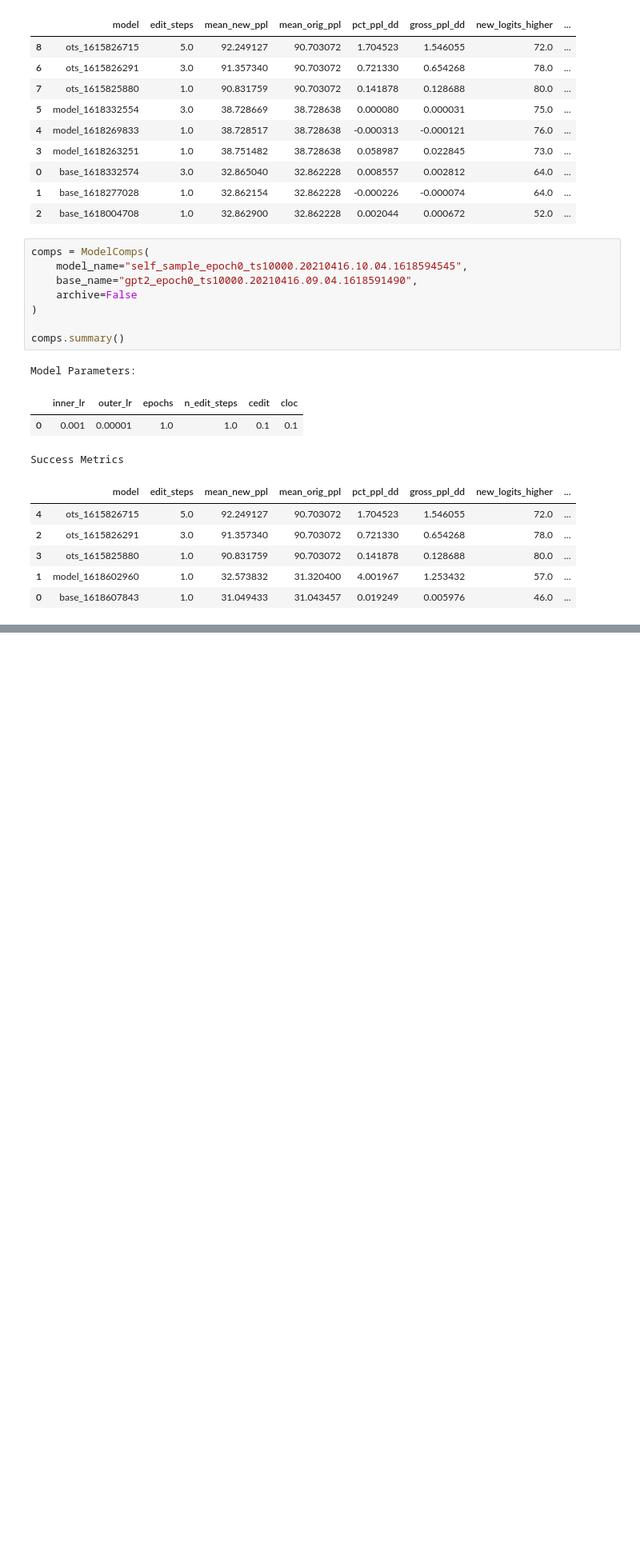
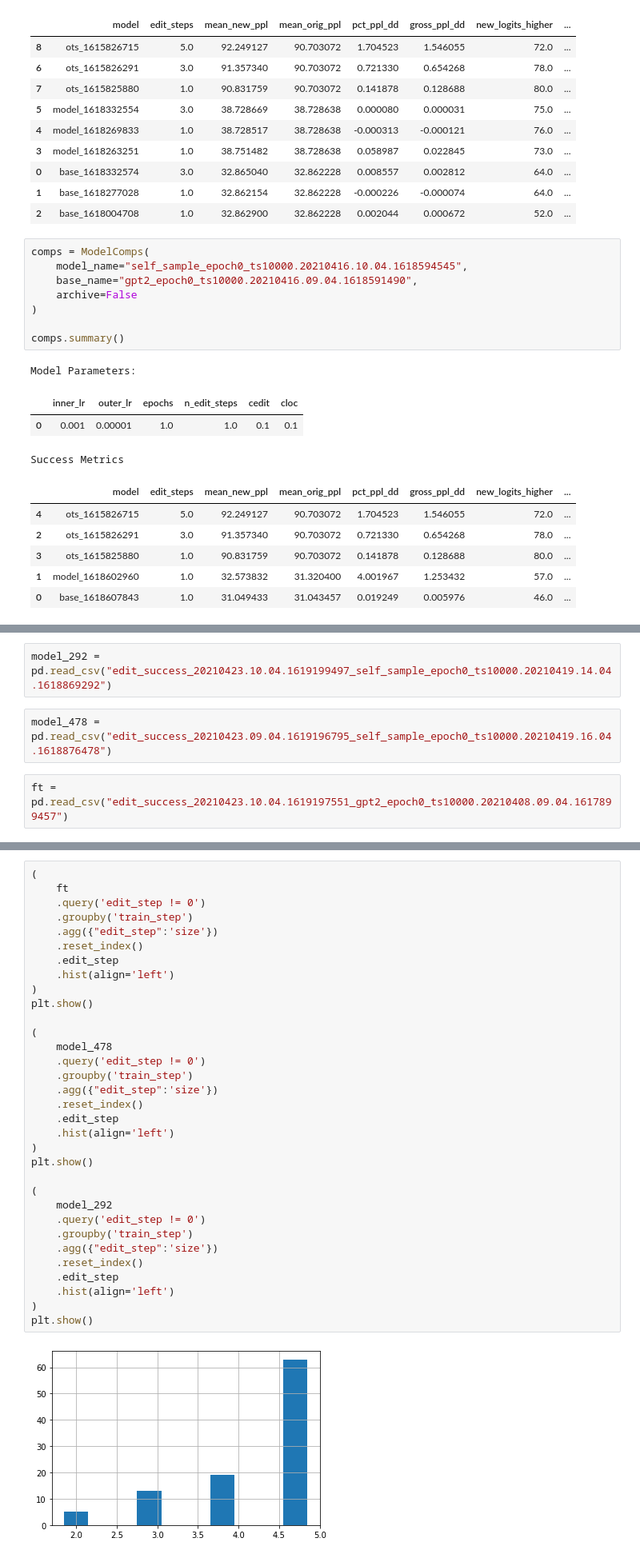
Before and after one commit to spencerbraun/editable_nlp, a Jupyter notebook: eval/Model_Comparisons.ipynb, the cells around one changed output, grey strips where cells are left out. Shown: that part at 80% size. Saved outputs shown, nothing was run; the diff lists cells and outputs as text; blank space fills up the shorter version.

Commit message:
add model comparison plots, evals from sequential edits

```diff
--- a/eval/Model_Comparisons.ipynb
+++ b/eval/Model_Comparisons.ipynb
@@ -538,0 +547,6 @@ Success Metrics
+# %%
+model_292 = pd.read_csv("edit_success_20210423.10.04.1619199497_self_sample_epoch0_ts10000.20210419.14.04.1618869292")
+# %%
+model_478 = pd.read_csv("edit_success_20210423.09.04.1619196795_self_sample_epoch0_ts10000.20210419.16.04.1618876478")
+# %%
+ft = pd.read_csv("edit_success_20210423.10.04.1619197551_gpt2_epoch0_ts10000.20210408.09.04.1617899457")
@@ -538,0 +581,35 @@ Success Metrics
+# %%
+(
+    ft
+    .query('edit_step != 0')
+    .groupby('train_step')
+    .agg({"edit_step":'size'})
+    .reset_index()
+    .edit_step
+    .hist(align='left')
+)
+plt.show()
+
+(
+    model_478
+    .query('edit_step != 0')
+    .groupby('train_step')
+    .agg({"edit_step":'size'})
+    .reset_index()
+    .edit_step
+    .hist(align='left')
+)
+plt.show()
+
+(
+    model_292
+    .query('edit_step != 0')
+    .groupby('train_step')
+    .agg({"edit_step":'size'})
+    .reset_index()
+    .edit_step
+    .hist(align='left')
+)
+plt.show()
+# %% [output]
+[figure, added]
```
Also changed, not shown: parts of 16 cells of this notebook, 14 other files.
